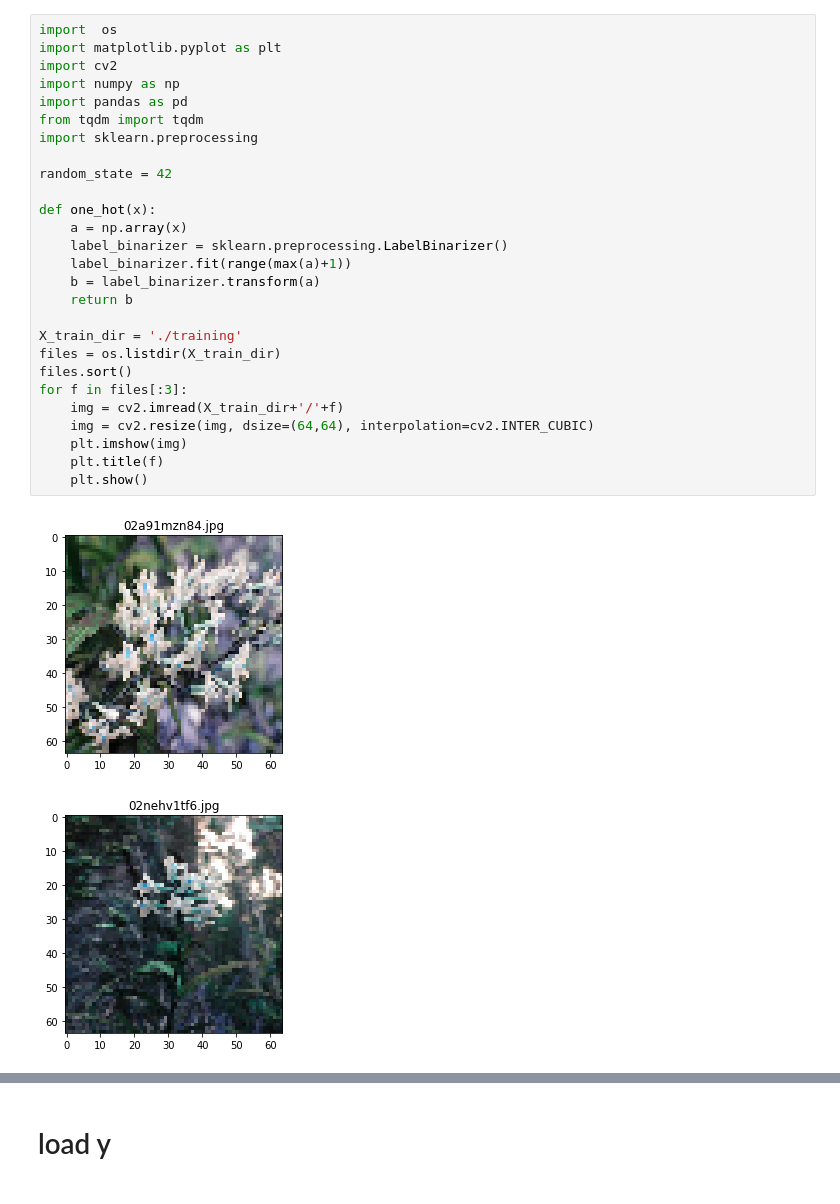
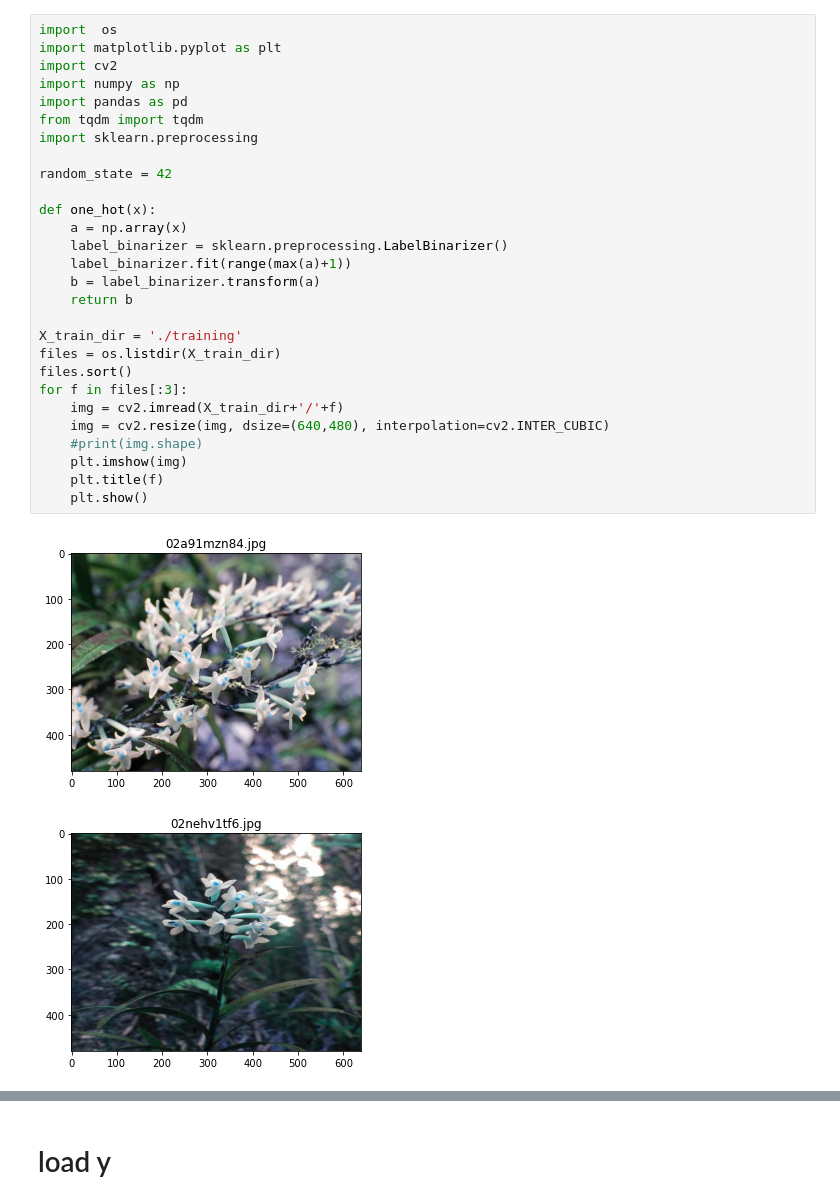
Before and after one commit to skywalker0803r/Finding-the-Gentleman-in-Flowers---Orchid-Species-Identification-and-Classification-Contest, a Jupyter notebook: mvp.ipynb, the cells around one changed output, grey strips where cells are left out. Drawn from its saved outputs; the diff is of its cells as text.

```diff
--- a/mvp.ipynb
+++ b/mvp.ipynb
@@ -1,30 +1,31 @@
 # %%
 import  os
 import matplotlib.pyplot as plt
 import cv2
 import numpy as np
 import pandas as pd
 from tqdm import tqdm
 import sklearn.preprocessing
 
 random_state = 42
 
 def one_hot(x):
     a = np.array(x)
     label_binarizer = sklearn.preprocessing.LabelBinarizer()
     label_binarizer.fit(range(max(a)+1))
     b = label_binarizer.transform(a)
     return b
 
 X_train_dir = './training'
 files = os.listdir(X_train_dir)
 files.sort()
 for f in files[:3]:
     img = cv2.imread(X_train_dir+'/'+f)
-    img = cv2.resize(img, dsize=(64,64), interpolation=cv2.INTER_CUBIC)
+    img = cv2.resize(img, dsize=(640,480), interpolation=cv2.INTER_CUBIC)
+    #print(img.shape)
     plt.imshow(img)
     plt.title(f)
     plt.show()
 # %% [output]
-[figure, old version]
+[figure, new version]
-[figure, old version]
+[figure, new version]
```
Also changed, not shown: parts of 2 cells of this notebook, 1 other file.
